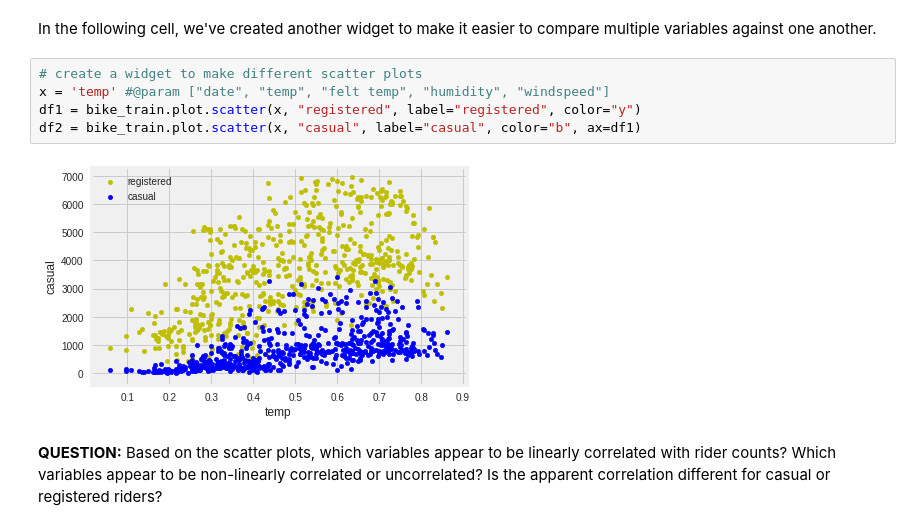
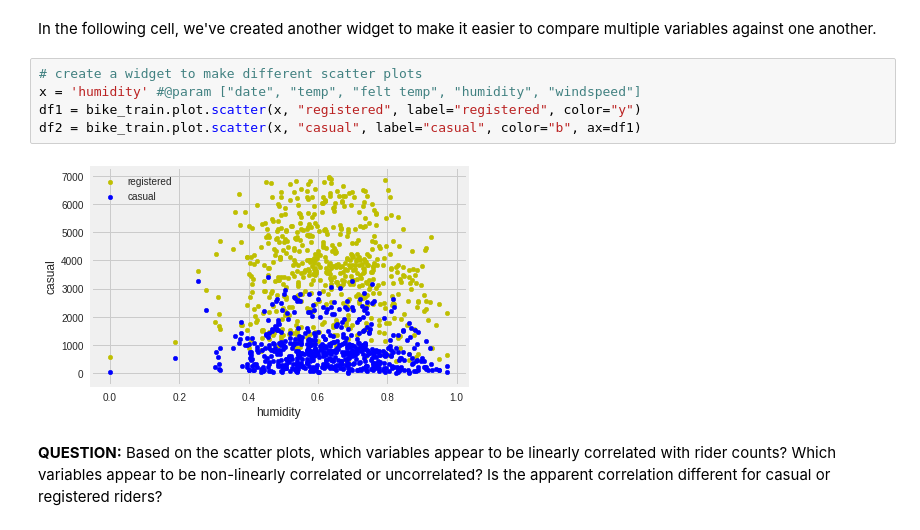
Before and after one commit to ruzbro/datascience, a Jupyter notebook: 03Linear_Regression_Models.ipynb, the cells around one changed output. Saved outputs shown, nothing was run; the diff lists cells and outputs as text.

```diff
--- a/03Linear_Regression_Models.ipynb
+++ b/03Linear_Regression_Models.ipynb
@@ -309,11 +314,11 @@ df2 = bike_train.plot.scatter("windspeed", "total riders", label="total riders",
 In the following cell, we've created another widget to make it easier to compare multiple variables against one another.
 # %%
 # create a widget to make different scatter plots
-x = 'temp' #@param ["date", "temp", "felt temp", "humidity", "windspeed"]
+x = 'humidity' #@param ["date", "temp", "felt temp", "humidity", "windspeed"]
 df1 = bike_train.plot.scatter(x, "registered", label="registered", color="y")
 df2 = bike_train.plot.scatter(x, "casual", label="casual", color="b", ax=df1)
 # %% [output]
-[figure, old version]
+[figure, new version]
 # %% [markdown]
 **QUESTION:** Based on the scatter plots, which variables appear to be linearly correlated with rider counts? Which variables appear to be non-linearly correlated or uncorrelated? Is the apparent correlation different for casual or registered riders?
 # %% [markdown]
```
Also changed, not shown: parts of 9 cells of this notebook.
